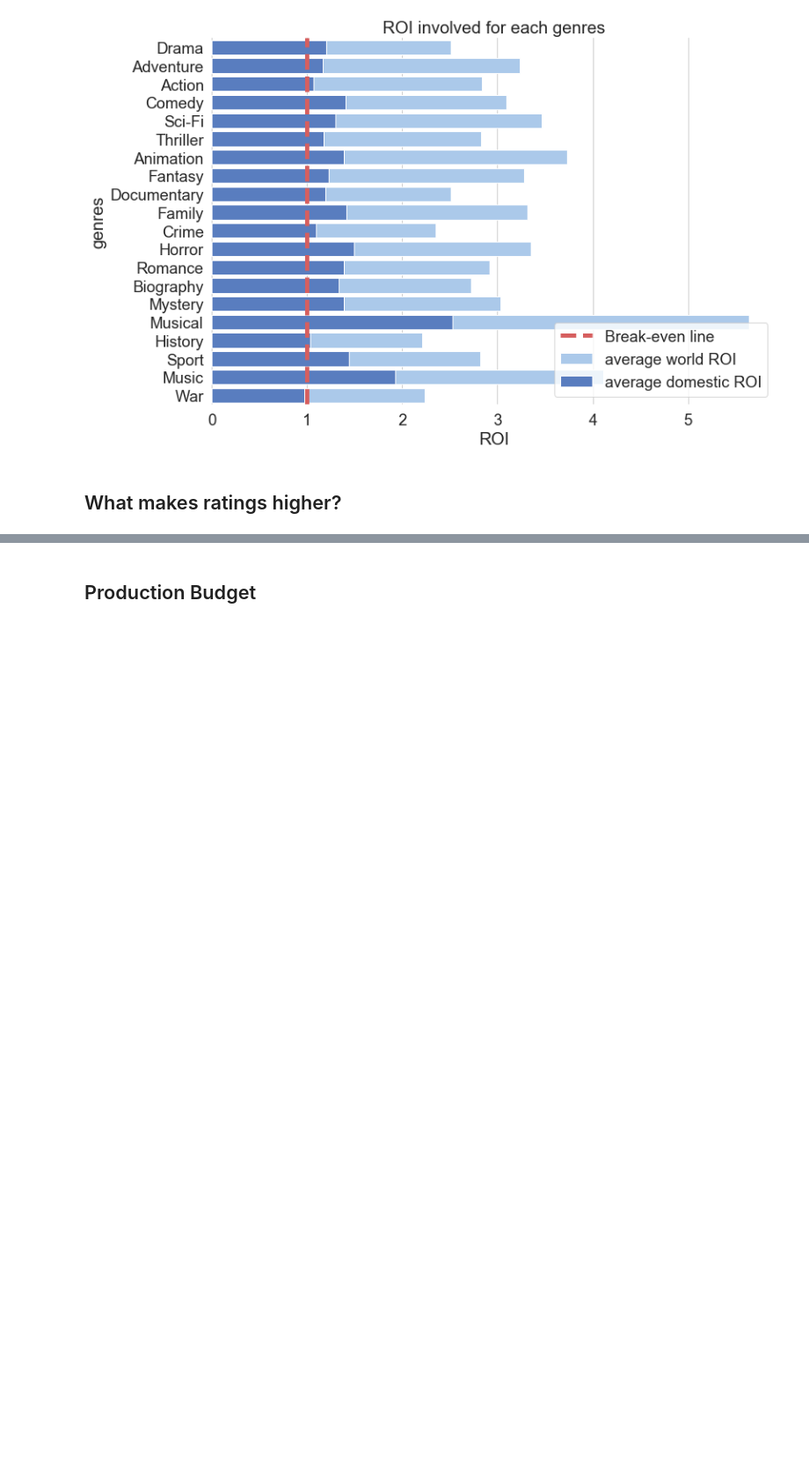
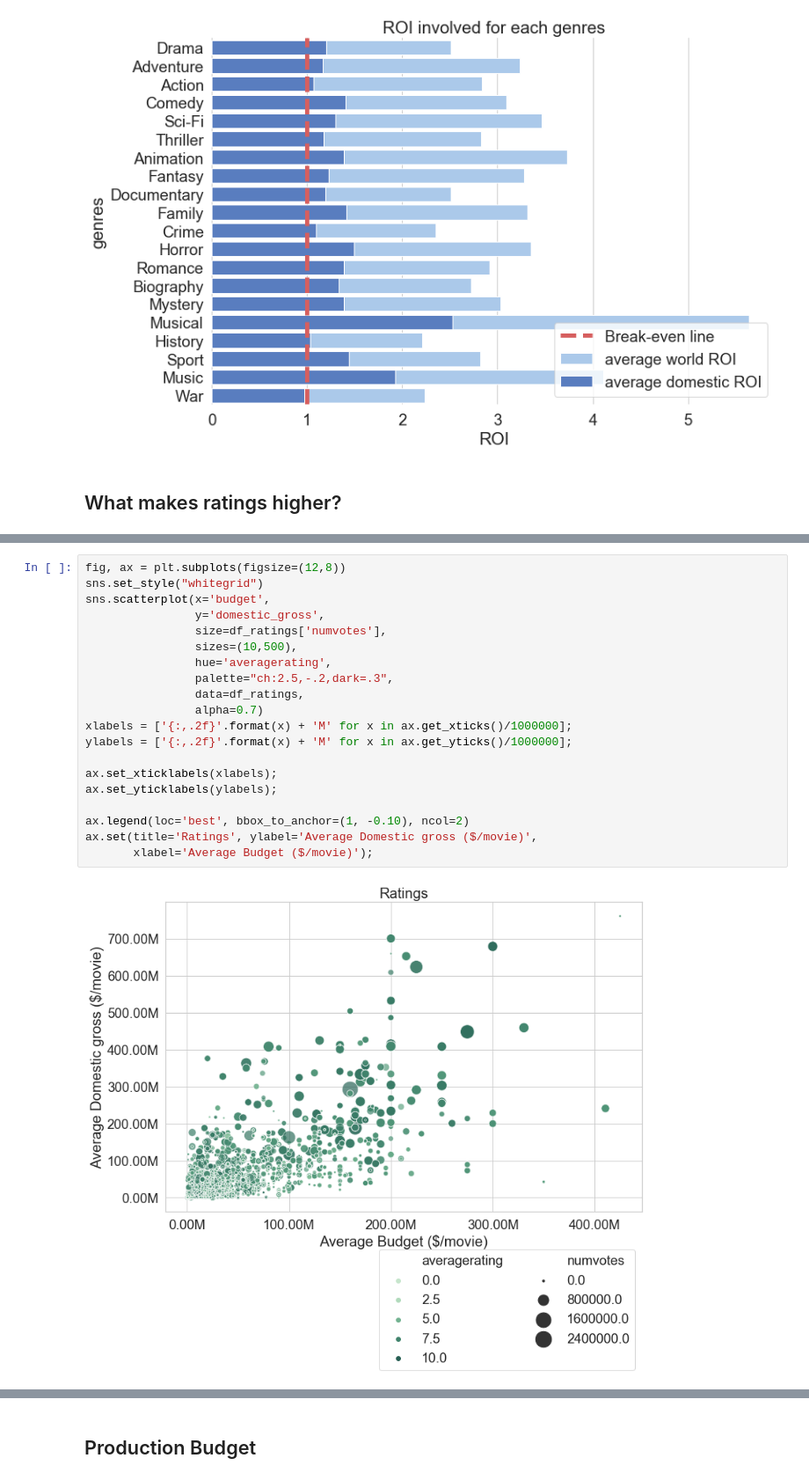
Before and after one commit to singsang2/dsc-mod-1-project-v2-1-onl01-dtsc-ft-070620, a Jupyter notebook: student.ipynb, the cells around one changed output, grey strips where cells are left out. Shown at 88% size. Cells and saved outputs as stored; diff of their text form; blank space fills up the shorter version.

Commit message:
finishing up EDA in ratings

```diff
--- a/student.ipynb
+++ b/student.ipynb
@@ -801,0 +825,22 @@ ax3 = bar_graph(data=df_genres_top, focus='genres', hue='ROI')
+# %%
+fig, ax = plt.subplots(figsize=(12,8))
+sns.set_style("whitegrid")
+sns.scatterplot(x='budget',
+                y='domestic_gross',
+                size=df_ratings['numvotes'],
+                sizes=(10,500),
+                hue='averagerating',
+                palette="ch:2.5,-.2,dark=.3",
+                data=df_ratings,
+                alpha=0.7)
+xlabels = ['{:,.2f}'.format(x) + 'M' for x in ax.get_xticks()/1000000];
+ylabels = ['{:,.2f}'.format(x) + 'M' for x in ax.get_yticks()/1000000];
+
+ax.set_xticklabels(xlabels);
+ax.set_yticklabels(ylabels);
+
+ax.legend(loc='best', bbox_to_anchor=(1, -0.10), ncol=2)
+ax.set(title='Ratings', ylabel='Average Domestic gross ($/movie)',
+       xlabel='Average Budget ($/movie)');
+# %% [output]
+[figure, added]
```
Also changed, not shown: parts of 22 cells of this notebook.
